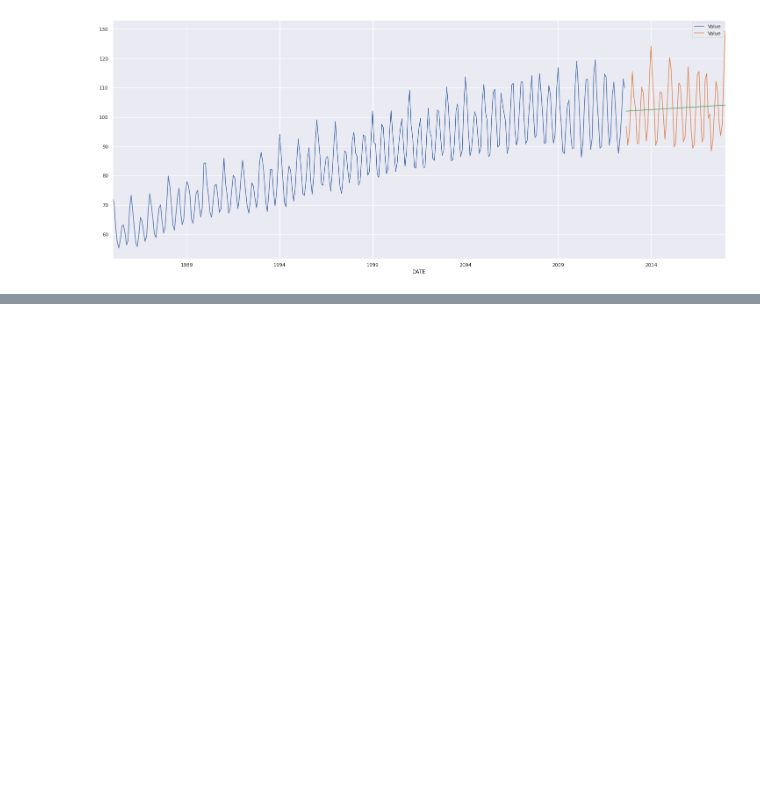
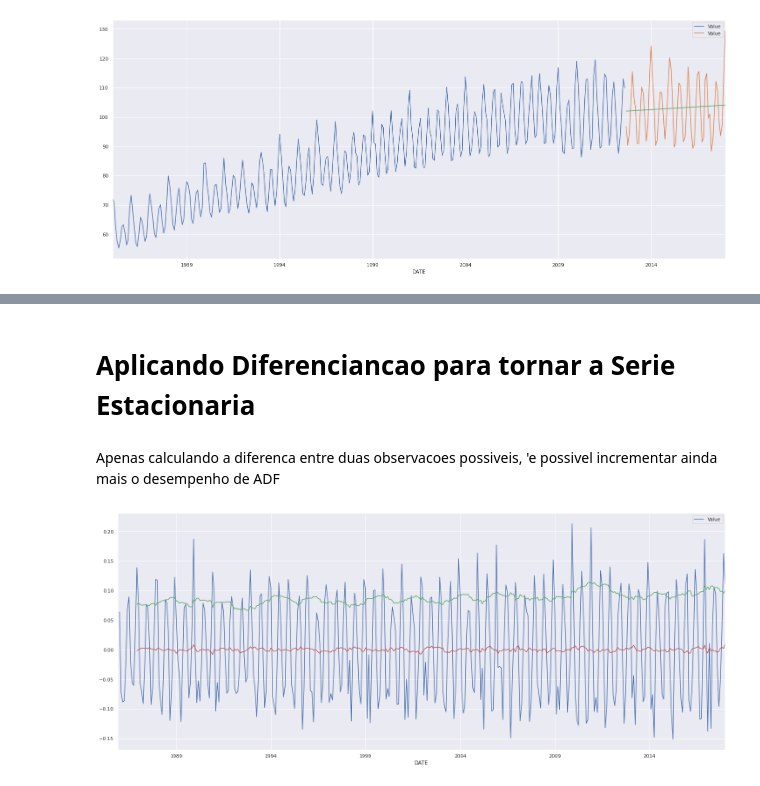
Before and after one commit to franciscofijamo/machine_learng_handson, a Jupyter notebook: TIME_SERIES_2_eletrecity_time_series.ipynb, the cells around one changed output, grey strips where cells are left out. Saved outputs shown, nothing was run; the diff lists cells and outputs as text; code cells hidden in the pictures; blank space fills up the shorter version.

```diff
--- a/TIME_SERIES_2_eletrecity_time_series.ipynb
+++ b/TIME_SERIES_2_eletrecity_time_series.ipynb
@@ -264,0 +382,18 @@ Erro Holt Approuch:
+# %% [markdown]
+# Aplicando Diferenciancao para tornar a Serie Estacionaria
+# %% [markdown]
+Apenas calculando a diferenca entre duas observacoes possiveis, 'e possivel incrementar ainda mais o desempenho de ADF
+# %%
+ # aplicando diferenciacao
+# diferenciacao de 1 periodo
+df_diff = df_sub.diff(1)
+ma_diff = df_diff.rolling(12).mean()
+std_diff = df_diff.rolling(12).std()
+# %%
+fig, ax = plt.subplots()
+df_diff.plot(ax=ax, legend = False)
+ma_diff.plot(ax=ax, legend = True, color = 'r')
+std_diff.plot(ax=ax, legend = False, color = 'g')
+plt.show()
+# %% [output]
+[figure, added]
```
Also changed, not shown: parts of 25 cells of this notebook.
